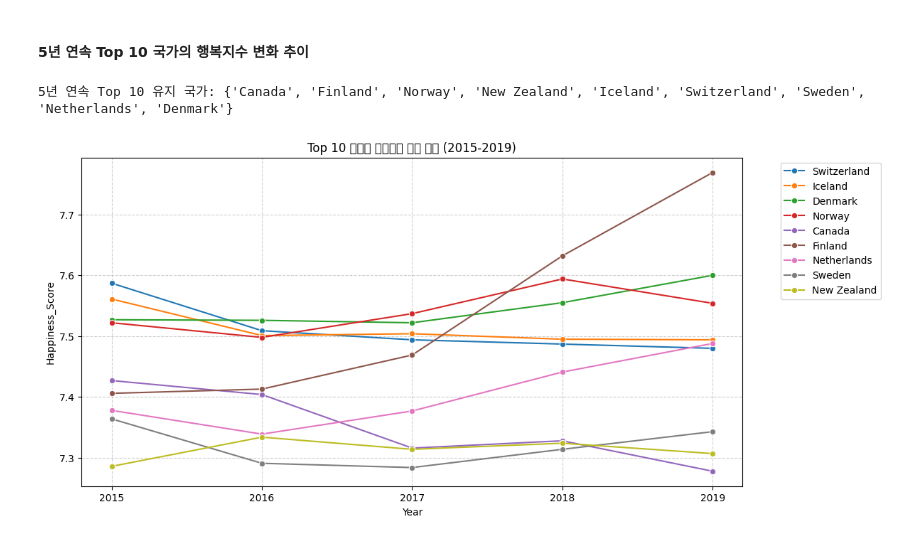
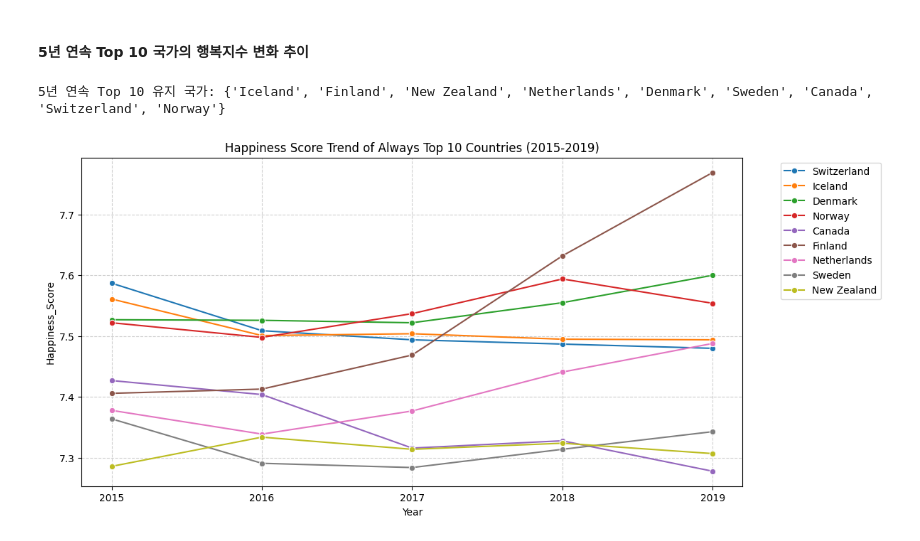
Before and after one commit to sooinp/Desktop, a Jupyter notebook: VSCode/1216통계분석/WHR/whr.ipynb, the cells around one changed output. Drawn from its saved outputs; the diff is of its cells as text; code cells hidden in the pictures.

```diff
--- a/VSCode/1216통계분석/WHR/whr.ipynb
+++ b/VSCode/1216통계분석/WHR/whr.ipynb
@@ -194,24 +169,24 @@ plt.show() # 강한 상관관계일수록 직선에 점들이 모여있는 형
 # %%
 #각 연도별 Top 10 국가 리스트 추출
 top10 = df_all[df_all['Happiness_Rank'] <= 10].groupby('Year')['Country'].apply(list)
 
 #5년 내내 Top 10에 포함된 국가
 always_top10 = set(top10[2015]) & set(top10[2016]) & \
                set(top10[2017]) & set(top10[2018]) & \
                set(top10[2019])
 print(f"5년 연속 Top 10 유지 국가: {always_top10}")
 
 #Top 10 국가들만 필터링
 df_top10 = df_all[df_all['Country'].isin(always_top10)]
 
 #그래프
 plt.figure(figsize=(12, 6))
 sns.lineplot(data=df_top10, x='Year', y='Happiness_Score', hue='Country', marker='o')
-plt.title('Top 10 국가의 행복지수 변화 추이 (2015-2019)')
+plt.title('Happiness Score Trend of Always Top 10 Countries (2015-2019)')
 plt.legend(bbox_to_anchor=(1.05, 1), loc='upper left') #범례 표시
 plt.grid(True, linestyle='--', alpha=0.6)
 plt.xticks([2015, 2016, 2017, 2018, 2019])
 plt.show()
 # %% [output]
-5년 연속 Top 10 유지 국가: {'Canada', 'Finland', 'Norway', 'New Zealand', 'Iceland', 'Switzerland', 'Sweden', 'Netherlands', 'Denmark'}
+5년 연속 Top 10 유지 국가: {'Iceland', 'Finland', 'New Zealand', 'Netherlands', 'Denmark', 'Sweden', 'Canada', 'Switzerland', 'Norway'}
-[figure, old version]
+[figure, new version]
```
Also changed, not shown: parts of 2 cells of this notebook, 2 other files.
